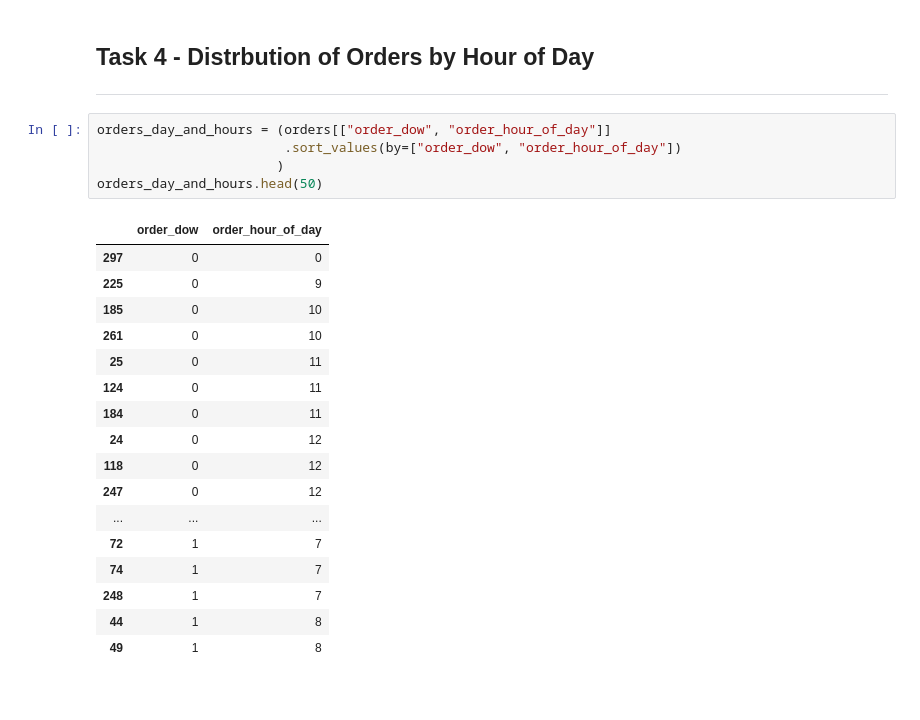
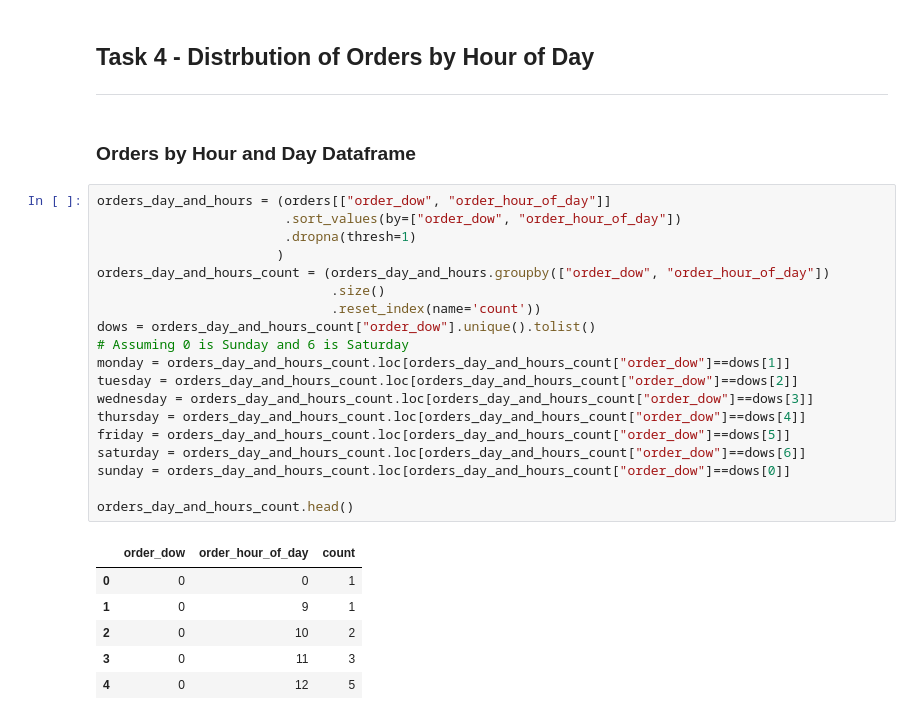
Before and after one commit to 1carew1/instacart_investigation, a Jupyter notebook: Assignment2_EDA.ipynb, the cells around one changed output. Cells and saved outputs as stored; diff of their text form; blank space fills up the shorter version.

```diff
--- a/Assignment2_EDA.ipynb
+++ b/Assignment2_EDA.ipynb
@@ -320,26 +321,31 @@ There are  583  products that have never been reordered
 # %% [markdown]
 ## Task 4 - Distrbution of Orders by Hour of Day <a class="anchor" id="task4"></a>
 ***
-# %%
-orders_day_and_hours = (orders[["order_dow", "order_hour_of_day"]]
-                        .sort_values(by=["order_dow", "order_hour_of_day"])
-                       )
-orders_day_and_hours.head(50)
-# %% [output]
-|  | order_dow | order_hour_of_day |
-| 297 | 0 | 0 |
-| 225 | 0 | 9 |
-| 185 | 0 | 10 |
-| 261 | 0 | 10 |
-| 25 | 0 | 11 |
-| 124 | 0 | 11 |
-| 184 | 0 | 11 |
-| 24 | 0 | 12 |
-| 118 | 0 | 12 |
-| 247 | 0 | 12 |
-| ... | ... | ... |
-| 72 | 1 | 7 |
-| 74 | 1 | 7 |
-| 248 | 1 | 7 |
-| 44 | 1 | 8 |
-| 49 | 1 | 8 |
+# %% [markdown]
+### Orders by Hour and Day Dataframe
+# %%
+orders_day_and_hours = (orders[["order_dow", "order_hour_of_day"]]
+                        .sort_values(by=["order_dow", "order_hour_of_day"])
+                        .dropna(thresh=1)
+                       )
+orders_day_and_hours_count = (orders_day_and_hours.groupby(["order_dow", "order_hour_of_day"])
+                              .size()
+                              .reset_index(name='count'))
+dows = orders_day_and_hours_count["order_dow"].unique().tolist()
+# Assuming 0 is Sunday and 6 is Saturday
+monday = orders_day_and_hours_count.loc[orders_day_and_hours_count["order_dow"]==dows[1]]
+tuesday = orders_day_and_hours_count.loc[orders_day_and_hours_count["order_dow"]==dows[2]]
+wednesday = orders_day_and_hours_count.loc[orders_day_and_hours_count["order_dow"]==dows[3]]
+thursday = orders_day_and_hours_count.loc[orders_day_and_hours_count["order_dow"]==dows[4]]
+friday = orders_day_and_hours_count.loc[orders_day_and_hours_count["order_dow"]==dows[5]]
+saturday = orders_day_and_hours_count.loc[orders_day_and_hours_count["order_dow"]==dows[6]]
+sunday = orders_day_and_hours_count.loc[orders_day_and_hours_count["order_dow"]==dows[0]]
+
+orders_day_and_hours_count.head()
+# %% [output]
+|  | order_dow | order_hour_of_day | count |
+| 0 | 0 | 0 | 1 |
+| 1 | 0 | 9 | 1 |
+| 2 | 0 | 10 | 2 |
+| 3 | 0 | 11 | 3 |
+| 4 | 0 | 12 | 5 |
```
Also changed, not shown: parts of 7 cells of this notebook.
